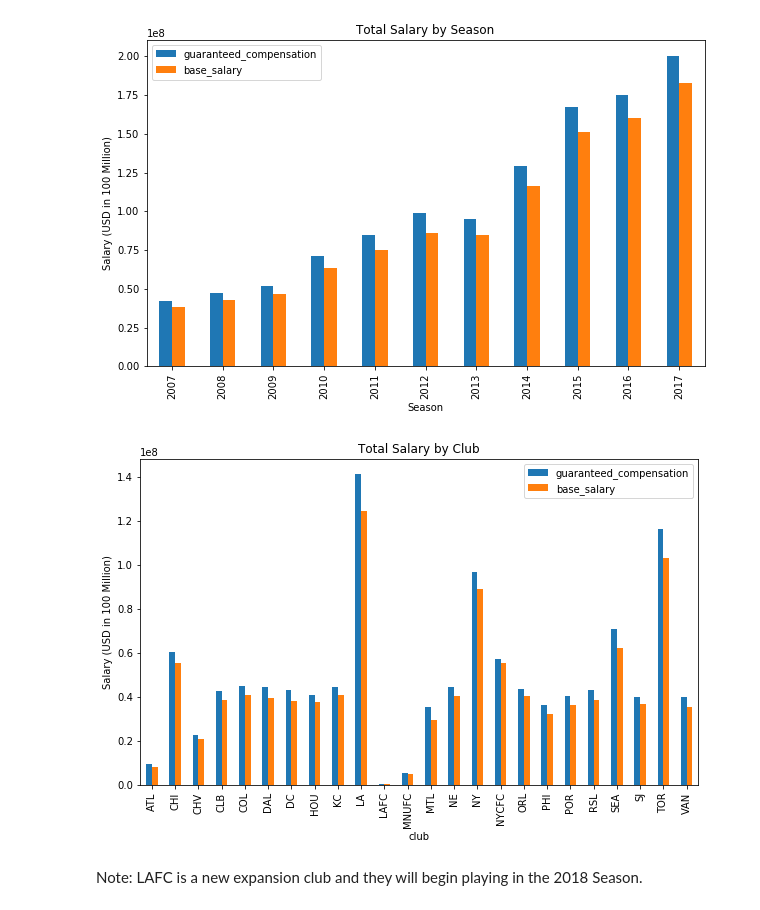
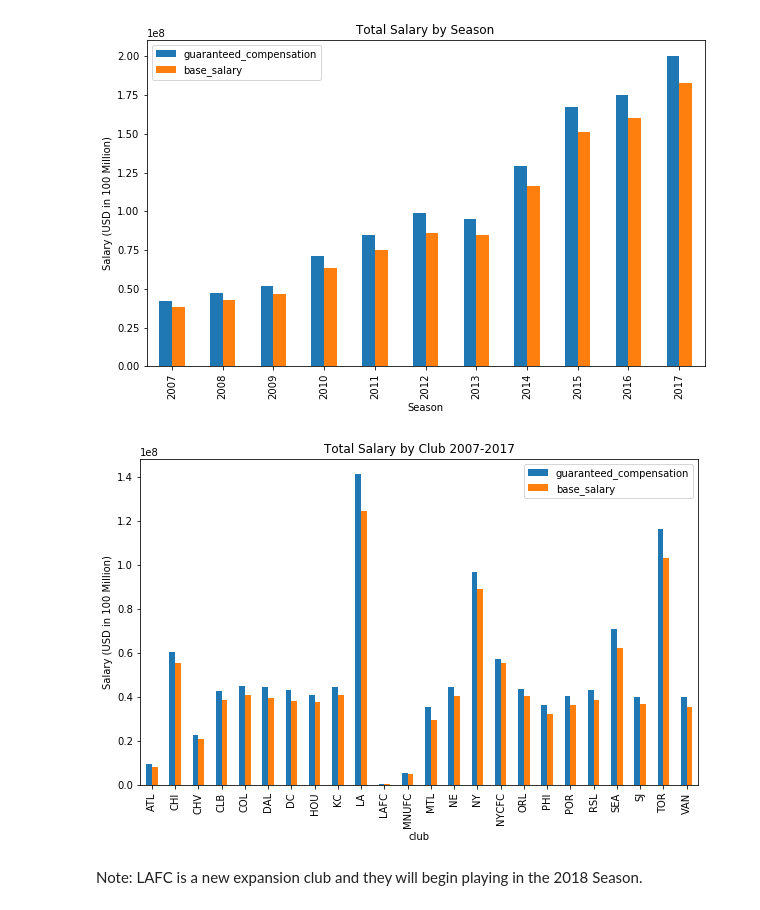
Before and after one commit to Will-Talbot/Data-Science-Portfolio, a Jupyter notebook: Notebook/MLS_EDA.ipynb, the cells around one changed output. Saved outputs shown, nothing was run; the diff lists cells and outputs as text; code cells hidden in the pictures.

```diff
--- a/Notebook/MLS_EDA.ipynb
+++ b/Notebook/MLS_EDA.ipynb
@@ -679,11 +679,11 @@ plt.show()
 [figure]
 # %%
 salary_totals_by_club = df_mls.groupby('club').sum()
-salary_totals_by_club[['guaranteed_compensation','base_salary']].plot(kind ='bar', title = "Total Salary by Club", figsize=(10,6))
+salary_totals_by_club[['guaranteed_compensation','base_salary']].plot(kind ='bar', title = "Total Salary by Club 2007-2017", figsize=(10,6))
 plt.ylabel("Salary (USD in 100 Million)")
 plt.show()
 # %% [output]
-[figure, old version]
+[figure, new version]
 # %% [markdown]
 Note: LAFC is a new expansion club and they will begin playing in the 2018 Season.
 # %%
```
Also changed, not shown: parts of 2 cells of this notebook.
